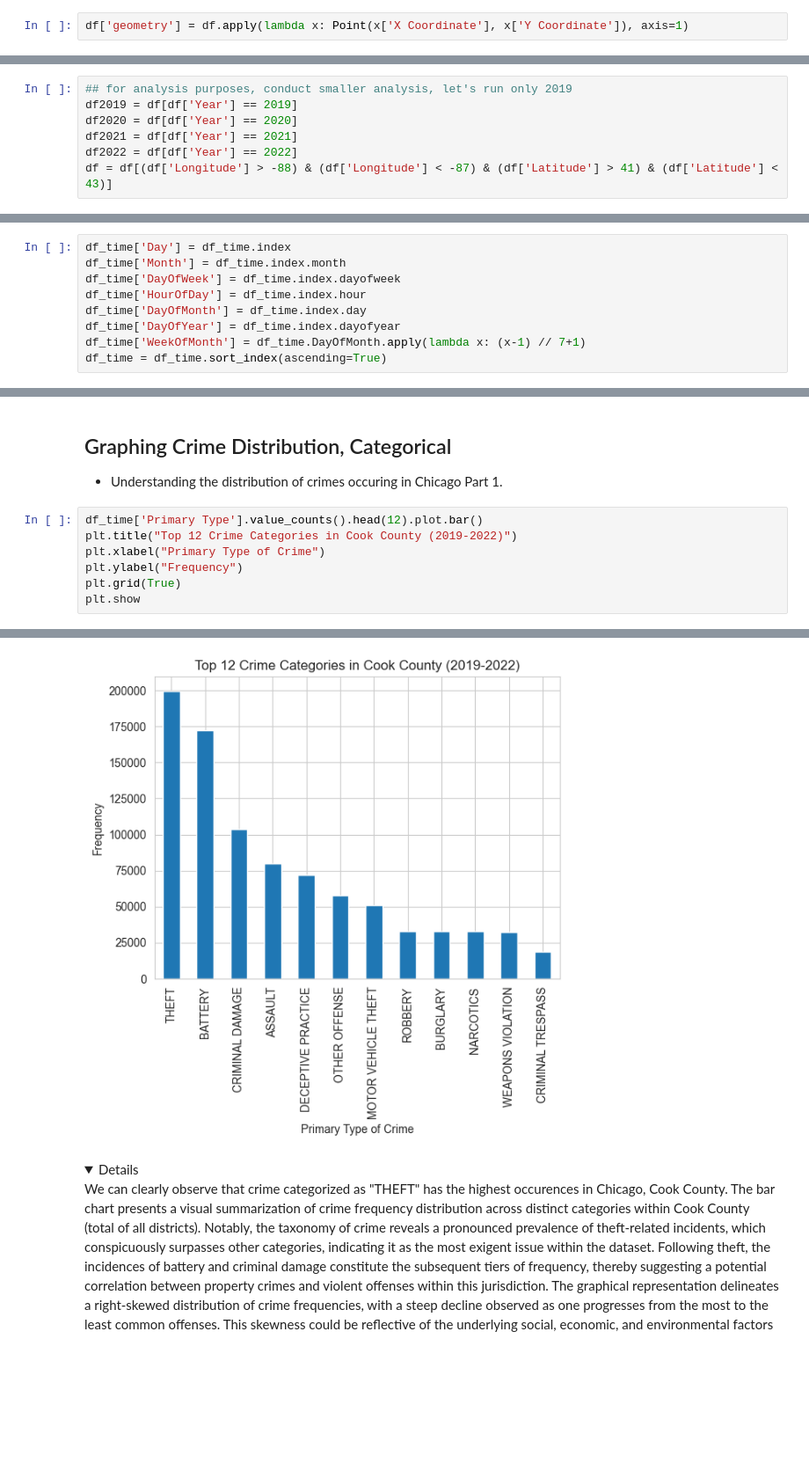
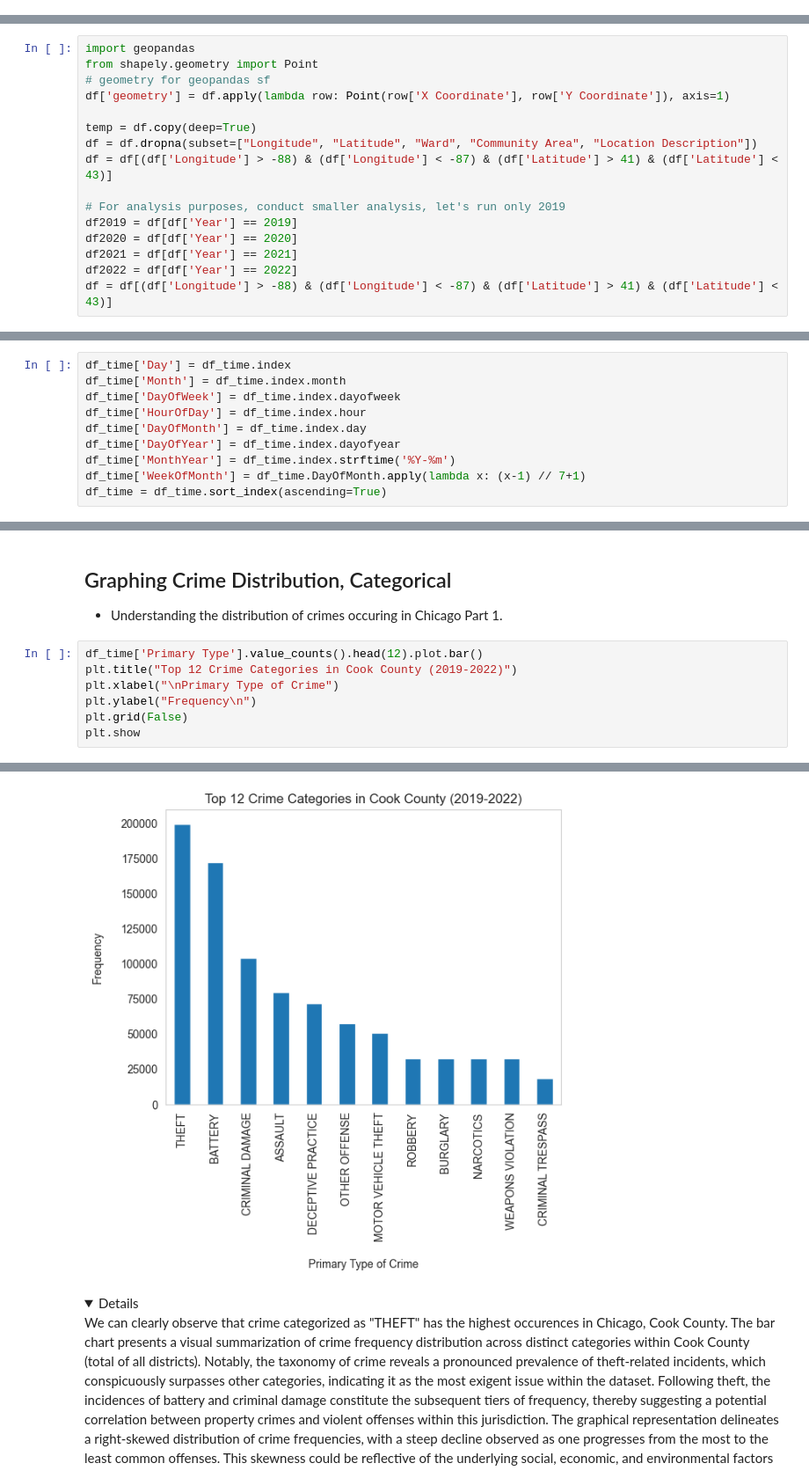
Before and after one commit to kfukutom/urban-informatics, a Jupyter notebook: src/algorithmic_policing.ipynb, the cells around one changed output, grey strips where cells are left out. Shown at 88% size. Drawn from its saved outputs; the diff is of its cells as text; folded sections open; blank space fills up the shorter version.

```diff
--- a/src/algorithmic_policing.ipynb
+++ b/src/algorithmic_policing.ipynb
@@ -142,2 +124,0 @@ from shapely.geometry import Point
-# %%
-df['geometry'] = df.apply(lambda x: Point(x['X Coordinate'], x['Y Coordinate']), axis=1)
@@ -152,5 +125,14 @@ df = df[(df['Longitude'] > -88) & (df['Longitude'] < -87) & (df['Latitude'] > 41
 # %%
-## for analysis purposes, conduct smaller analysis, let's run only 2019
+import geopandas
+from shapely.geometry import Point
+# geometry for geopandas sf
+df['geometry'] = df.apply(lambda row: Point(row['X Coordinate'], row['Y Coordinate']), axis=1)
+
+temp = df.copy(deep=True)
+df = df.dropna(subset=["Longitude", "Latitude", "Ward", "Community Area", "Location Description"])
+df = df[(df['Longitude'] > -88) & (df['Longitude'] < -87) & (df['Latitude'] > 41) & (df['Latitude'] < 43)]
+
+# For analysis purposes, conduct smaller analysis, let's run only 2019
 df2019 = df[df['Year'] == 2019]
 df2020 = df[df['Year'] == 2020]
 df2021 = df[df['Year'] == 2021]
@@ -185,6 +167,7 @@ df_time['DayOfWeek'] = df_time.index.dayofweek
 df_time['HourOfDay'] = df_time.index.hour
 df_time['DayOfMonth'] = df_time.index.day
 df_time['DayOfYear'] = df_time.index.dayofyear
+df_time['MonthYear'] = df_time.index.strftime('%Y-%m')
 df_time['WeekOfMonth'] = df_time.DayOfMonth.apply(lambda x: (x-1) // 7+1)
 df_time = df_time.sort_index(ascending=True)
 # %%
@@ -202,13 +185,13 @@ df_time['Hour'] = df_time['Day'].apply(hour)
 # %%
 df_time['Primary Type'].value_counts().head(12).plot.bar()
 plt.title("Top 12 Crime Categories in Cook County (2019-2022)")
-plt.xlabel("Primary Type of Crime")
-plt.ylabel("Frequency")
-plt.grid(True)
+plt.xlabel("\nPrimary Type of Crime")
+plt.ylabel("Frequency\n")
+plt.grid(False)
 plt.show
 # %% [output]
 <function matplotlib.pyplot.show(close=None, block=None)>
-[figure, old version]
+[figure, new version]
 # %% [markdown]
 <details>
 
```
Also changed, not shown: parts of 29 cells of this notebook.
